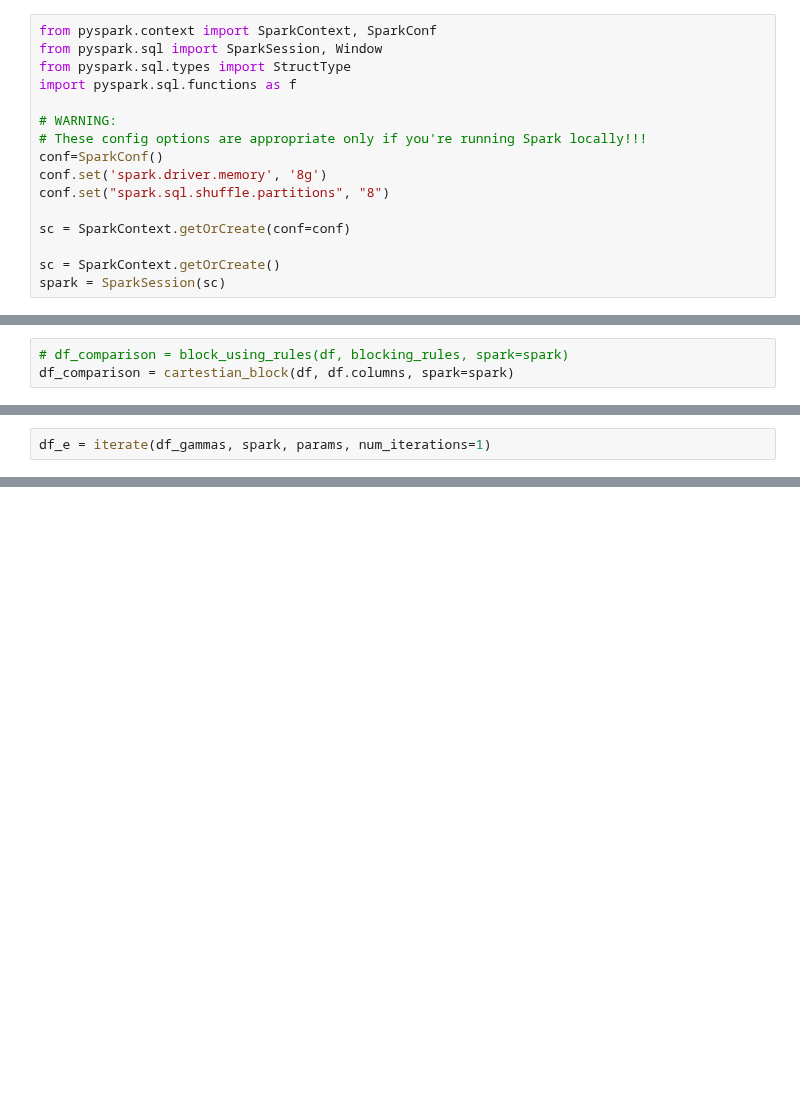
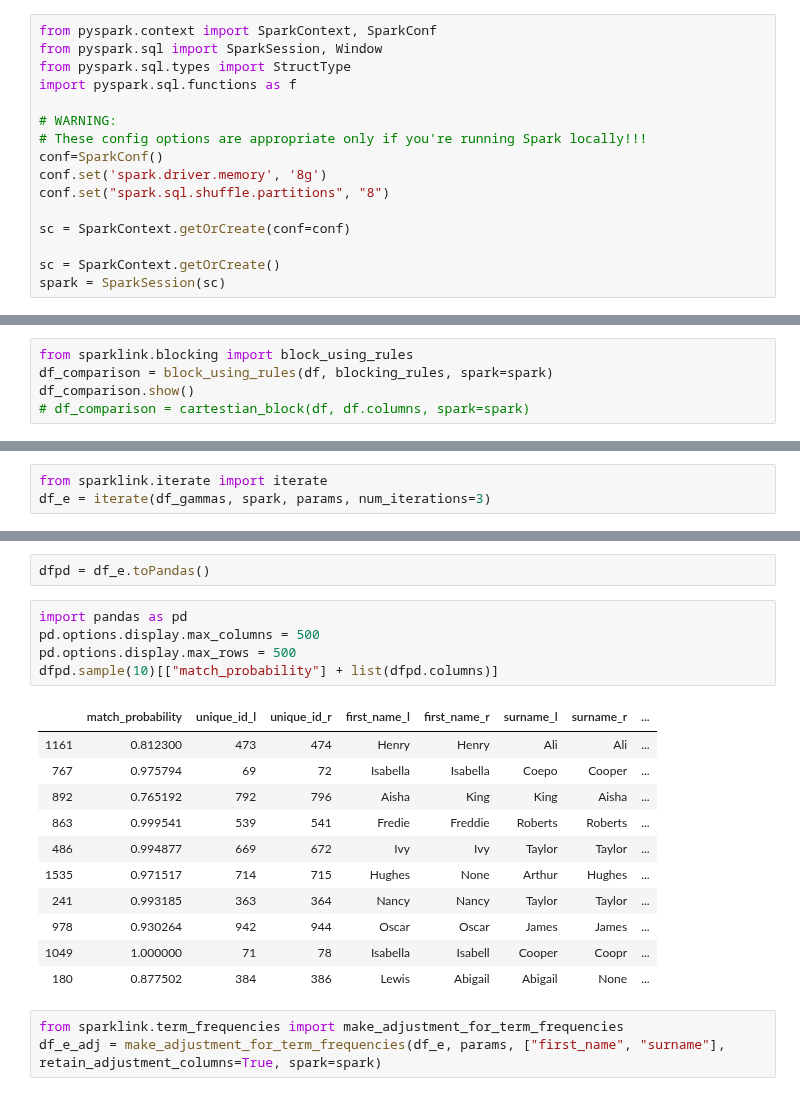
Before and after one commit to moj-analytical-services/splink, a Jupyter notebook: simple_demo.ipynb, the cells around one changed output, grey strips where cells are left out. Cells and saved outputs as stored; diff of their text form; blank space fills up the shorter version.

```diff
--- a/simple_demo.ipynb
+++ b/simple_demo.ipynb
@@ -55,3 +53,5 @@ blocking_rules.append('l.city = r.city  and  l.email = r.email')
 # %%
-# df_comparison = block_using_rules(df, blocking_rules, spark=spark)
-df_comparison = cartestian_block(df, df.columns, spark=spark)
+from sparklink.blocking import block_using_rules
+df_comparison = block_using_rules(df, blocking_rules, spark=spark)
+df_comparison.show()
+# df_comparison = cartestian_block(df, df.columns, spark=spark)
@@ -86,2 +180,3 @@ params = Params(gamma_settings, starting_lambda=0.5)
 # %%
-df_e = iterate(df_gammas, spark, params, num_iterations=1)
+from sparklink.iterate import iterate
+df_e = iterate(df_gammas, spark, params, num_iterations=3)
@@ -87,0 +201,22 @@ df_e = iterate(df_gammas, spark, params, num_iterations=1)
+# %%
+dfpd = df_e.toPandas()
+# %%
+import pandas as pd
+pd.options.display.max_columns = 500
+pd.options.display.max_rows = 500
+dfpd.sample(10)[["match_probability"] + list(dfpd.columns)]
+# %% [output]
+|  | match_probability | unique_id_l | unique_id_r | first_name_l | first_name_r | surname_l | surname_r | ... |
+| 1161 | 0.812300 | 473 | 474 | Henry | Henry | Ali | Ali | ... |
+| 767 | 0.975794 | 69 | 72 | Isabella | Isabella | Coepo | Cooper | ... |
+| 892 | 0.765192 | 792 | 796 | Aisha | King | King | Aisha | ... |
+| 863 | 0.999541 | 539 | 541 | Fredie | Freddie | Roberts | Roberts | ... |
+| 486 | 0.994877 | 669 | 672 | Ivy | Ivy | Taylor | Taylor | ... |
+| 1535 | 0.971517 | 714 | 715 | Hughes | None | Arthur | Hughes | ... |
+| 241 | 0.993185 | 363 | 364 | Nancy | Nancy | Taylor | Taylor | ... |
+| 978 | 0.930264 | 942 | 944 | Oscar | Oscar | James | James | ... |
+| 1049 | 1.000000 | 71 | 78 | Isabella | Isabell | Cooper | Coopr | ... |
+| 180 | 0.877502 | 384 | 386 | Lewis | Abigail | Abigail | None | ... |
+# %%
+from sparklink.term_frequencies import make_adjustment_for_term_frequencies
+df_e_adj = make_adjustment_for_term_frequencies(df_e, params, ["first_name", "surname"], retain_adjustment_columns=True, spark=spark)
```
Also changed, not shown: parts of 15 cells of this notebook.
